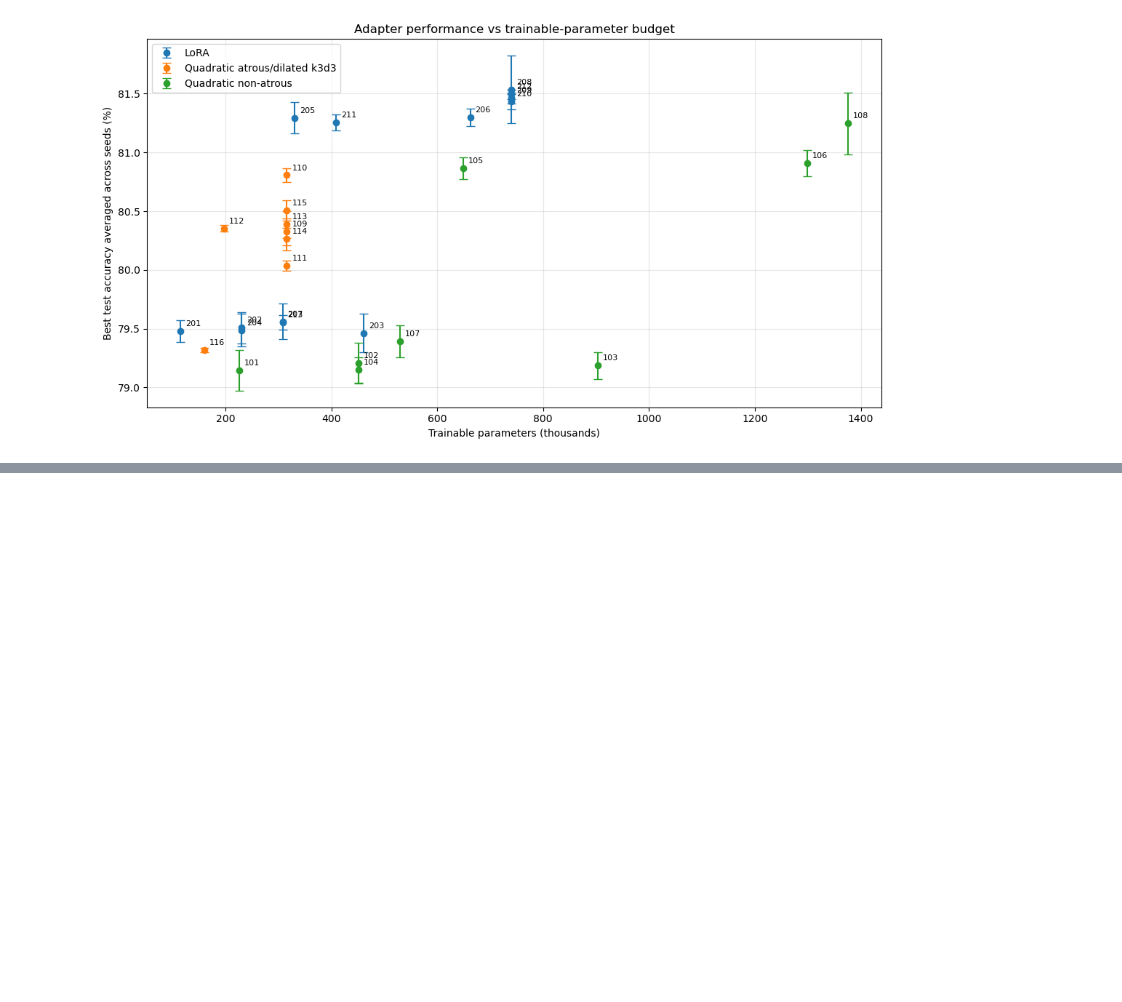
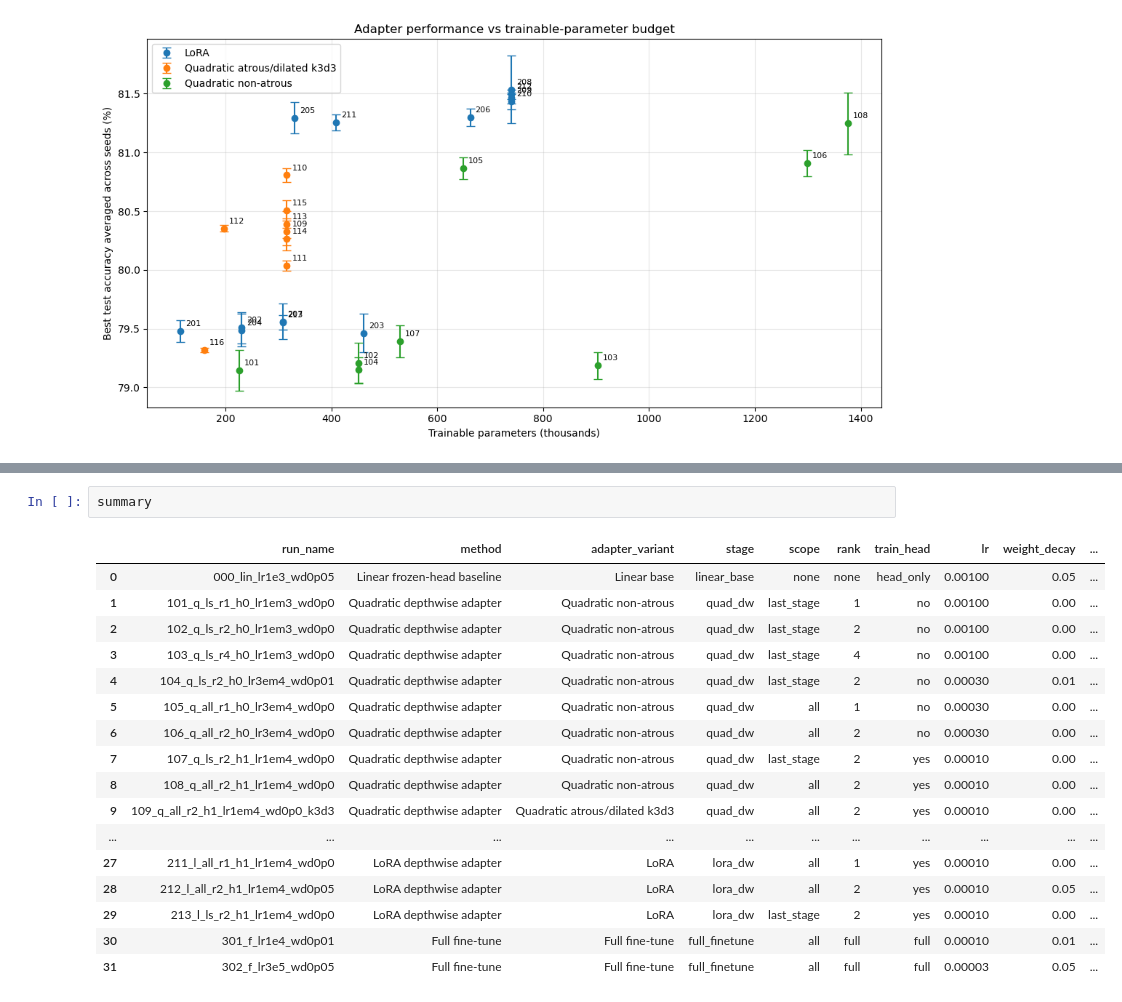
Before and after one commit to DavidBorgbjergMadsby/Quadratic-Neurons-vs.-ReLU-How-Much-Nonlinearity-Is-Enough, a Jupyter notebook: Haseeb_trials/analysis/food101_experiment_A_notebook.ipynb, the cells around one changed output, grey strips where cells are left out. Cells and saved outputs as stored; diff of their text form; blank space fills up the shorter version.

```diff
--- a/Haseeb_trials/analysis/food101_experiment_A_notebook.ipynb
+++ b/Haseeb_trials/analysis/food101_experiment_A_notebook.ipynb
@@ -1281,0 +1306,20 @@ plt.show()
+# %%
+summary
+# %% [output]
+|  | run_name | method | adapter_variant | stage | scope | rank | train_head | lr | weight_decay | ... |
+| 0 | 000_lin_lr1e3_wd0p05 | Linear frozen-head baseline | Linear base | linear_base | none | none | head_only | 0.00100 | 0.05 | ... |
+| 1 | 101_q_ls_r1_h0_lr1em3_wd0p0 | Quadratic depthwise adapter | Quadratic non-atrous | quad_dw | last_stage | 1 | no | 0.00100 | 0.00 | ... |
+| 2 | 102_q_ls_r2_h0_lr1em3_wd0p0 | Quadratic depthwise adapter | Quadratic non-atrous | quad_dw | last_stage | 2 | no | 0.00100 | 0.00 | ... |
+| 3 | 103_q_ls_r4_h0_lr1em3_wd0p0 | Quadratic depthwise adapter | Quadratic non-atrous | quad_dw | last_stage | 4 | no | 0.00100 | 0.00 | ... |
+| 4 | 104_q_ls_r2_h0_lr3em4_wd0p01 | Quadratic depthwise adapter | Quadratic non-atrous | quad_dw | last_stage | 2 | no | 0.00030 | 0.01 | ... |
+| 5 | 105_q_all_r1_h0_lr3em4_wd0p0 | Quadratic depthwise adapter | Quadratic non-atrous | quad_dw | all | 1 | no | 0.00030 | 0.00 | ... |
+| 6 | 106_q_all_r2_h0_lr3em4_wd0p0 | Quadratic depthwise adapter | Quadratic non-atrous | quad_dw | all | 2 | no | 0.00030 | 0.00 | ... |
+| 7 | 107_q_ls_r2_h1_lr1em4_wd0p0 | Quadratic depthwise adapter | Quadratic non-atrous | quad_dw | last_stage | 2 | yes | 0.00010 | 0.00 | ... |
+| 8 | 108_q_all_r2_h1_lr1em4_wd0p0 | Quadratic depthwise adapter | Quadratic non-atrous | quad_dw | all | 2 | yes | 0.00010 | 0.00 | ... |
+| 9 | 109_q_all_r2_h1_lr1em4_wd0p0_k3d3 | Quadratic depthwise adapter | Quadratic atrous/dilated k3d3 | quad_dw | all | 2 | yes | 0.00010 | 0.00 | ... |
+| ... | ... | ... | ... | ... | ... | ... | ... | ... | ... | ... |
+| 27 | 211_l_all_r1_h1_lr1em4_wd0p0 | LoRA depthwise adapter | LoRA | lora_dw | all | 1 | yes | 0.00010 | 0.00 | ... |
+| 28 | 212_l_all_r2_h1_lr1em4_wd0p05 | LoRA depthwise adapter | LoRA | lora_dw | all | 2 | yes | 0.00010 | 0.05 | ... |
+| 29 | 213_l_ls_r2_h1_lr1em4_wd0p0 | LoRA depthwise adapter | LoRA | lora_dw | last_stage | 2 | yes | 0.00010 | 0.00 | ... |
+| 30 | 301_f_lr1e4_wd0p01 | Full fine-tune | Full fine-tune | full_finetune | all | full | full | 0.00010 | 0.01 | ... |
+| 31 | 302_f_lr3e5_wd0p05 | Full fine-tune | Full fine-tune | full_finetune | all | full | full | 0.00003 | 0.05 | ... |
```
Also changed, not shown: parts of 2 cells of this notebook, 11 other files.
